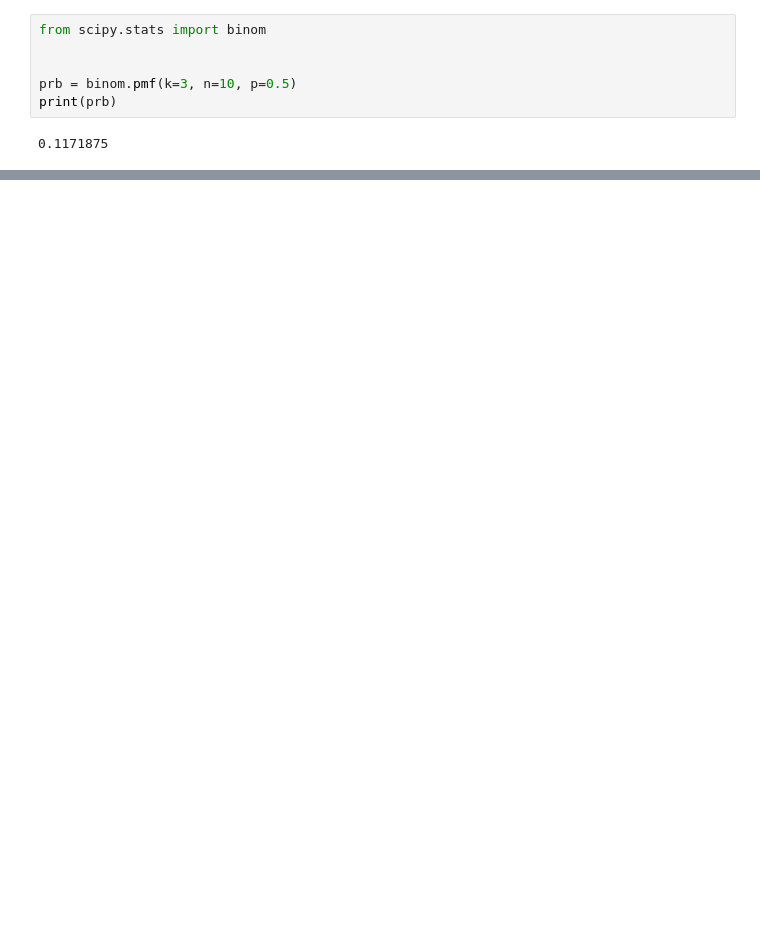
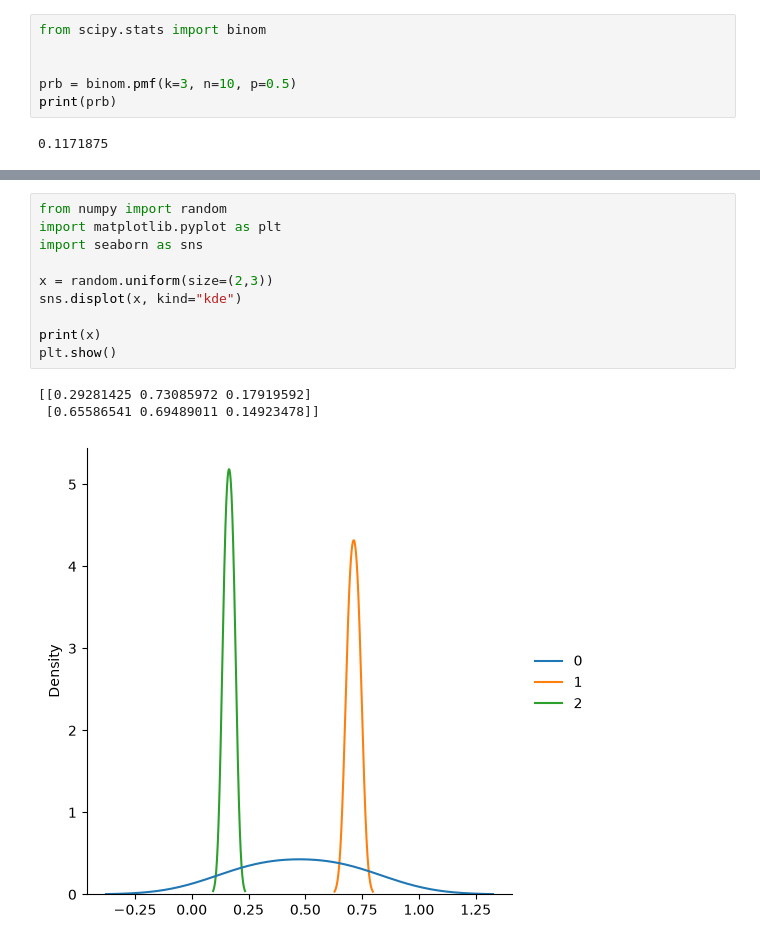
Before and after one commit to SystemByZ/ostad-data-science-course, a Jupyter notebook: module-05/numpy_tutorial.ipynb, the cells around one changed output, grey strips where cells are left out. Cells and saved outputs as stored; diff of their text form; blank space fills up the shorter version.

```diff
--- a/module-05/numpy_tutorial.ipynb
+++ b/module-05/numpy_tutorial.ipynb
@@ -983,0 +984,14 @@ plt.show()
+# %%
+from numpy import random
+import matplotlib.pyplot as plt
+import seaborn as sns
+
+x = random.uniform(size=(2,3))
+sns.displot(x, kind="kde")
+
+print(x)
+plt.show()
+# %% [output]
+[[0.29281425 0.73085972 0.17919592]
+ [0.65586541 0.69489011 0.14923478]]
+[figure, added]
```
Also changed, not shown: parts of 29 cells of this notebook.
